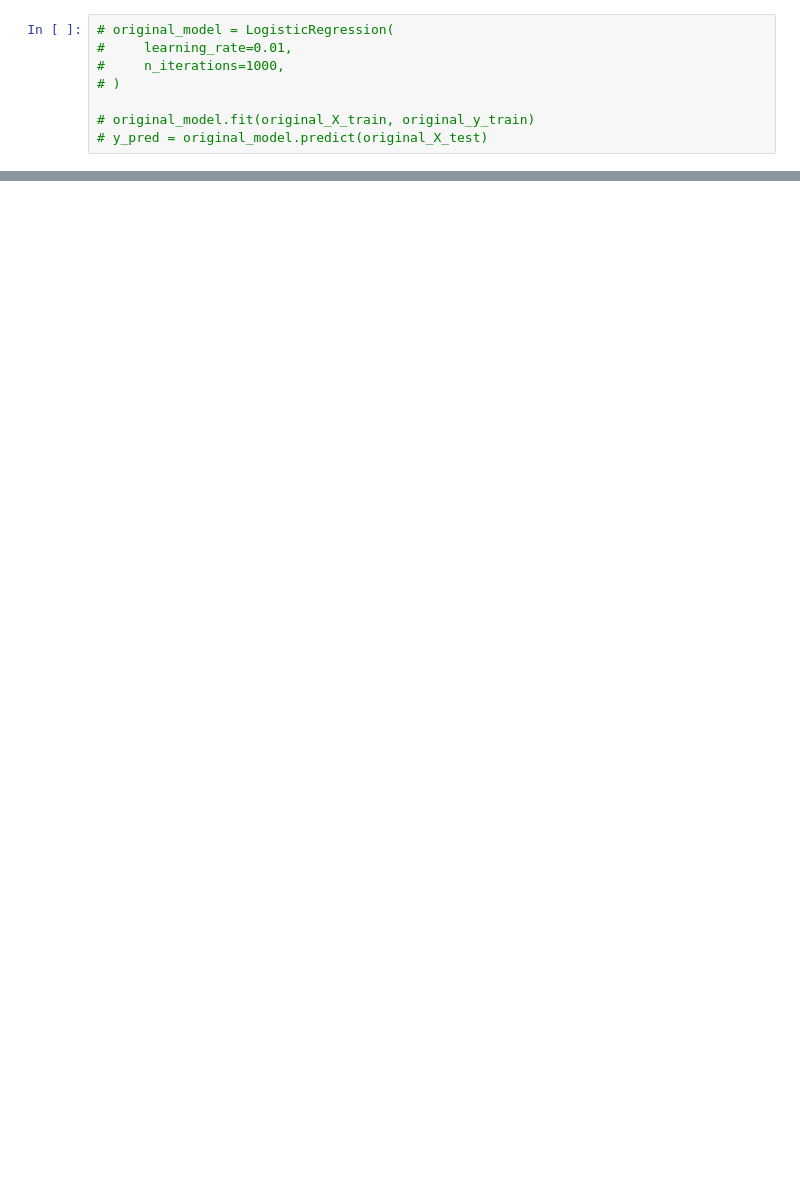
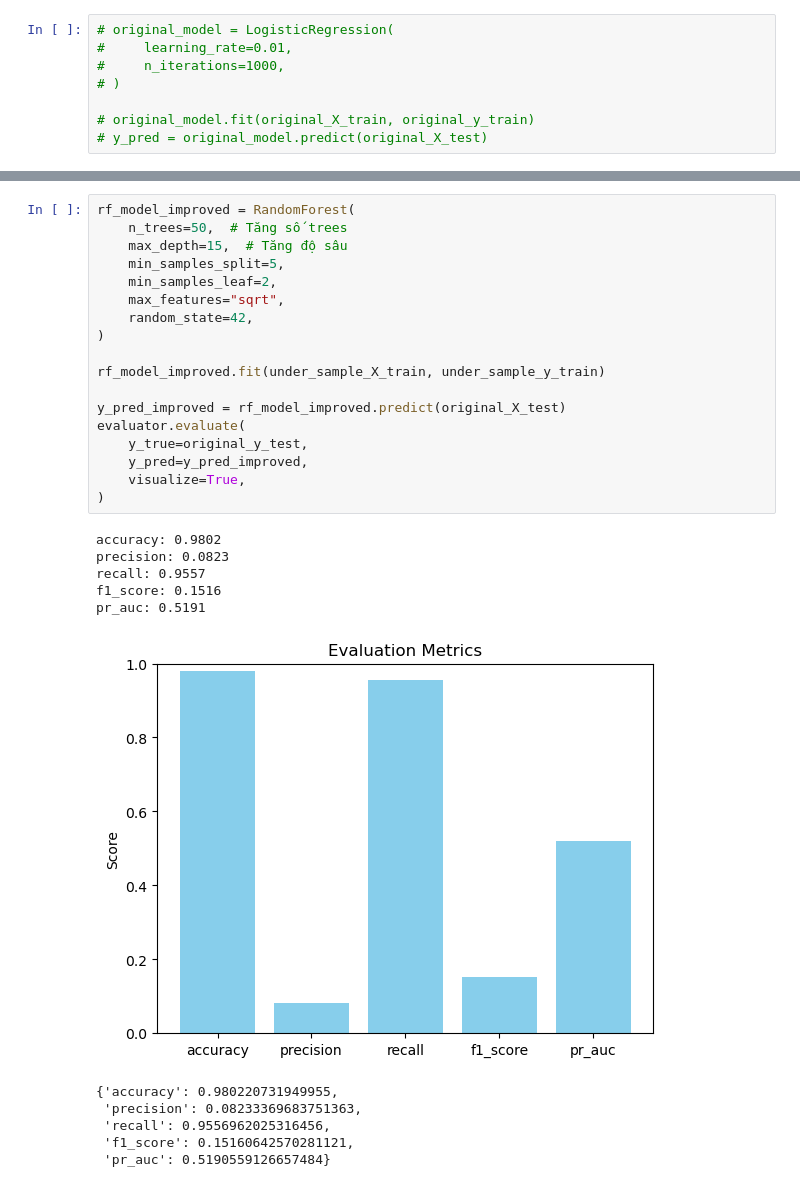
Before and after one commit to p1neapplechoco/FraudDetection-NumPy, a Jupyter notebook: notebooks/04_modeling.ipynb, the cells around one changed output, grey strips where cells are left out. Drawn from its saved outputs; the diff is of its cells as text; blank space fills up the shorter version.

```diff
--- a/notebooks/04_modeling.ipynb
+++ b/notebooks/04_modeling.ipynb
@@ -96,0 +170,30 @@ pr_auc: 0.0310
+# %%
+rf_model_improved = RandomForest(
+    n_trees=50,  # Tăng số trees
+    max_depth=15,  # Tăng độ sâu
+    min_samples_split=5,
+    min_samples_leaf=2,
+    max_features="sqrt",
+    random_state=42,
+)
+
+rf_model_improved.fit(under_sample_X_train, under_sample_y_train)
+
+y_pred_improved = rf_model_improved.predict(original_X_test)
+evaluator.evaluate(
+    y_true=original_y_test,
+    y_pred=y_pred_improved,
+    visualize=True,
+)
+# %% [output]
+accuracy: 0.9802
+precision: 0.0823
+recall: 0.9557
+f1_score: 0.1516
+pr_auc: 0.5191
+[figure, added]
+{'accuracy': 0.980220731949955,
+ 'precision': 0.08233369683751363,
+ 'recall': 0.9556962025316456,
+ 'f1_score': 0.15160642570281121,
+ 'pr_auc': 0.5190559126657484}
```
Also changed, not shown: parts of 7 cells of this notebook, 4 other files.
